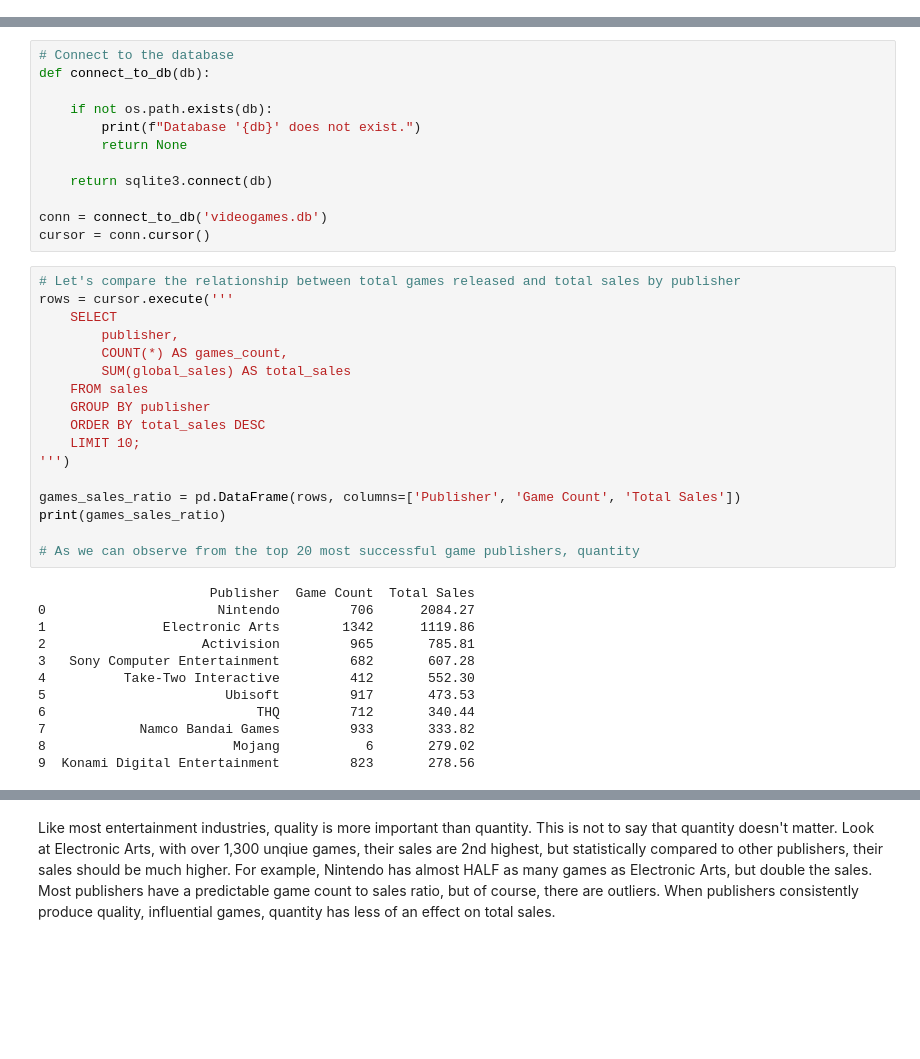
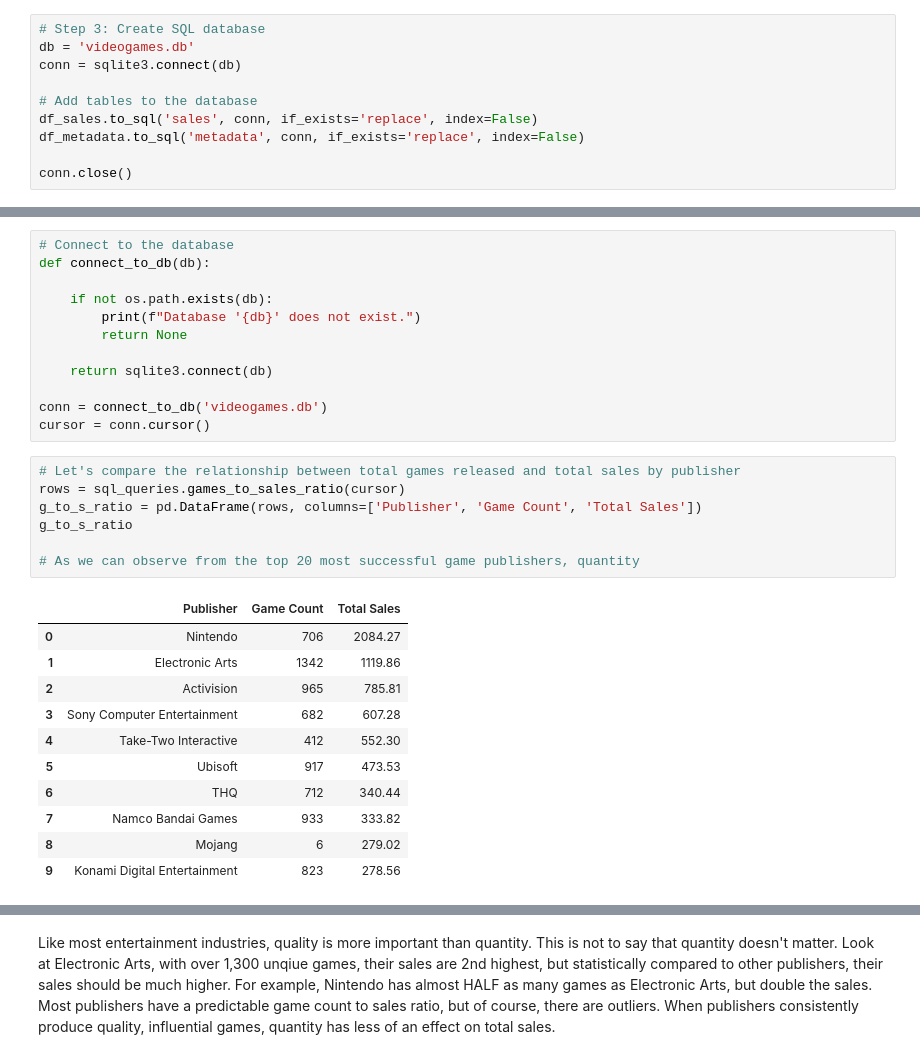
Before and after one commit to AbhijayUpadhyay/videogame-sales-analysis, a Jupyter notebook: main.ipynb, the cells around one changed output, grey strips where cells are left out. Drawn from its saved outputs; the diff is of its cells as text; blank space fills up the shorter version.

```diff
--- a/main.ipynb
+++ b/main.ipynb
@@ -43,3 +39,13 @@ db_file_path = create_database(df_sales, df_metadata)
+# %%
+# Step 3: Create SQL database
+db = 'videogames.db'
+conn = sqlite3.connect(db)
+
+# Add tables to the database
+df_sales.to_sql('sales', conn, if_exists='replace', index=False)
+df_metadata.to_sql('metadata', conn, if_exists='replace', index=False)
+
+conn.close()
 # %% [markdown]
 At this point we start the analyzation process by examining SQL query results.
 # %%
@@ -56,30 +62,20 @@ conn = connect_to_db('videogames.db')
 cursor = conn.cursor()
 # %%
 # Let's compare the relationship between total games released and total sales by publisher
-rows = cursor.execute('''
-    SELECT
-        publisher,
-        COUNT(*) AS games_count,
-        SUM(global_sales) AS total_sales
-    FROM sales
-    GROUP BY publisher
-    ORDER BY total_sales DESC
-    LIMIT 10;
-''')
-
-games_sales_ratio = pd.DataFrame(rows, columns=['Publisher', 'Game Count', 'Total Sales'])
-print(games_sales_ratio)
+rows = sql_queries.games_to_sales_ratio(cursor)
+g_to_s_ratio = pd.DataFrame(rows, columns=['Publisher', 'Game Count', 'Total Sales'])
+g_to_s_ratio
 
 # As we can observe from the top 20 most successful game publishers, quantity
 # %% [output]
-                      Publisher  Game Count  Total Sales
-0                      Nintendo         706      2084.27
-1               Electronic Arts        1342      1119.86
-2                    Activision         965       785.81
-3   Sony Computer Entertainment         682       607.28
-4          Take-Two Interactive         412       552.30
-5                       Ubisoft         917       473.53
-6                           THQ         712       340.44
-7            Namco Bandai Games         933       333.82
-8                        Mojang           6       279.02
-9  Konami Digital Entertainment         823       278.56
+|  | Publisher | Game Count | Total Sales |
+| 0 | Nintendo | 706 | 2084.27 |
+| 1 | Electronic Arts | 1342 | 1119.86 |
+| 2 | Activision | 965 | 785.81 |
+| 3 | Sony Computer Entertainment | 682 | 607.28 |
+| 4 | Take-Two Interactive | 412 | 552.30 |
+| 5 | Ubisoft | 917 | 473.53 |
+| 6 | THQ | 712 | 340.44 |
+| 7 | Namco Bandai Games | 933 | 333.82 |
+| 8 | Mojang | 6 | 279.02 |
+| 9 | Konami Digital Entertainment | 823 | 278.56 |
```
Also changed, not shown: parts of 7 cells of this notebook, 2 other files.
